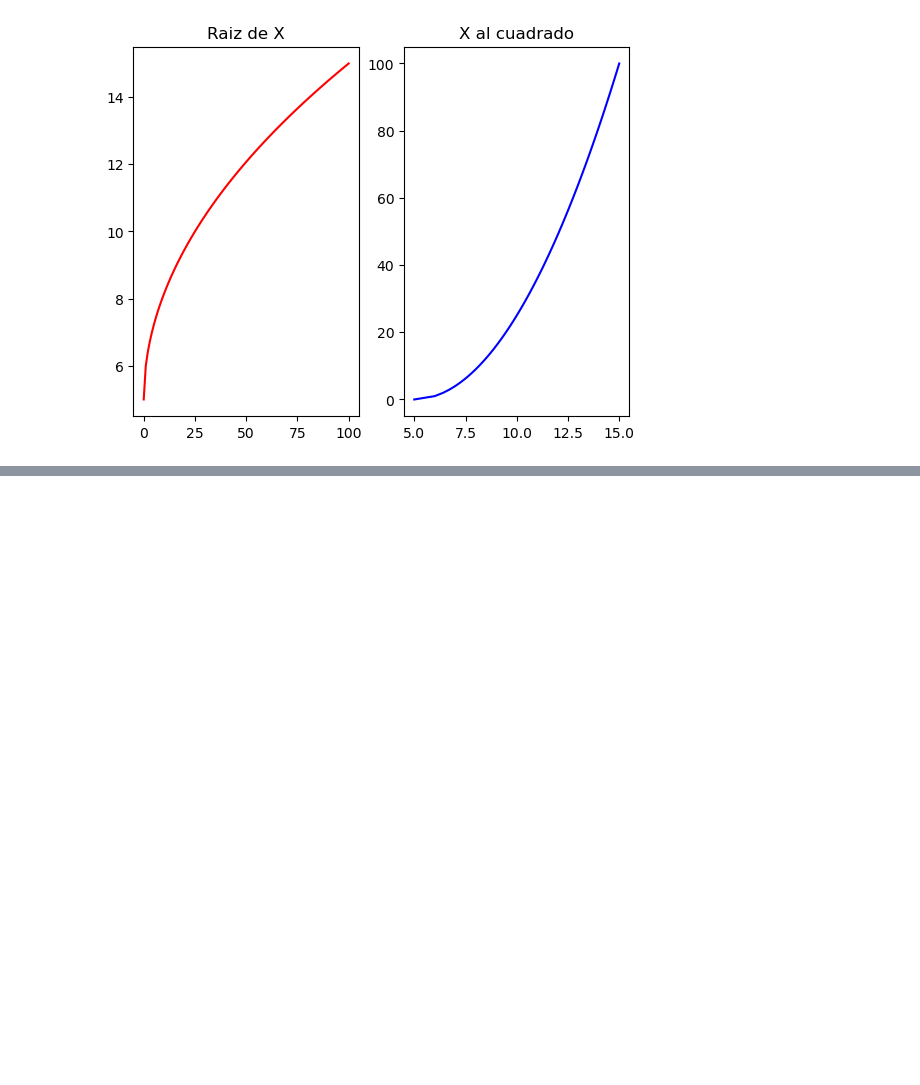
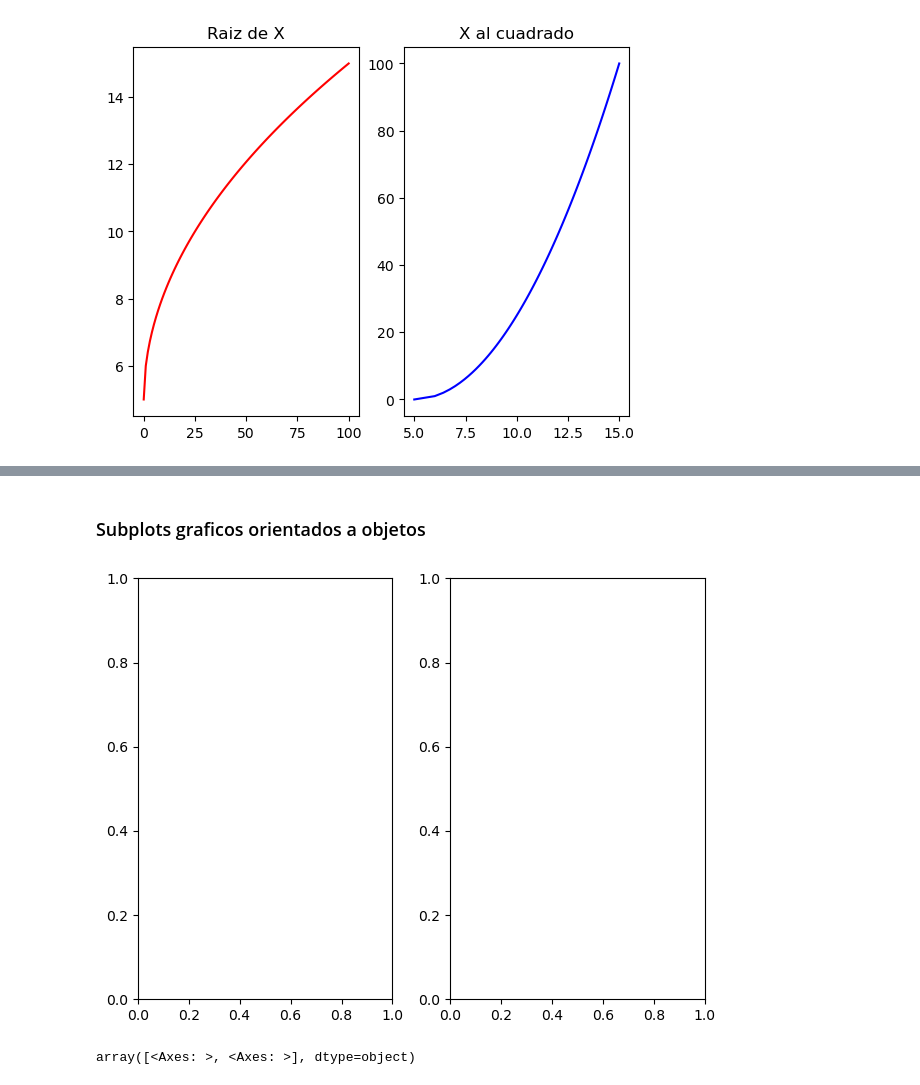
Before and after one commit to dparedes616/Series-de-Tiempo, a Jupyter notebook: graficos.Ipynb, the cells around one changed output, grey strips where cells are left out. Drawn from its saved outputs; the diff is of its cells as text; code cells hidden in the pictures; blank space fills up the shorter version.

```diff
--- a/graficos.Ipynb
+++ b/graficos.Ipynb
@@ -34,0 +62,11 @@ plt.show()
+# %% [markdown]
+### Subplots graficos orientados a objetos
+# %%
+graficos,axes = plt.subplots(nrows=1, ncols=2)
+plt.tight_layout()
+# %% [output]
+[figure, added]
+# %%
+axes
+# %% [output]
+array([<Axes: >, <Axes: >], dtype=object)
```
Also changed, not shown: parts of 11 cells of this notebook, 2 other files.
